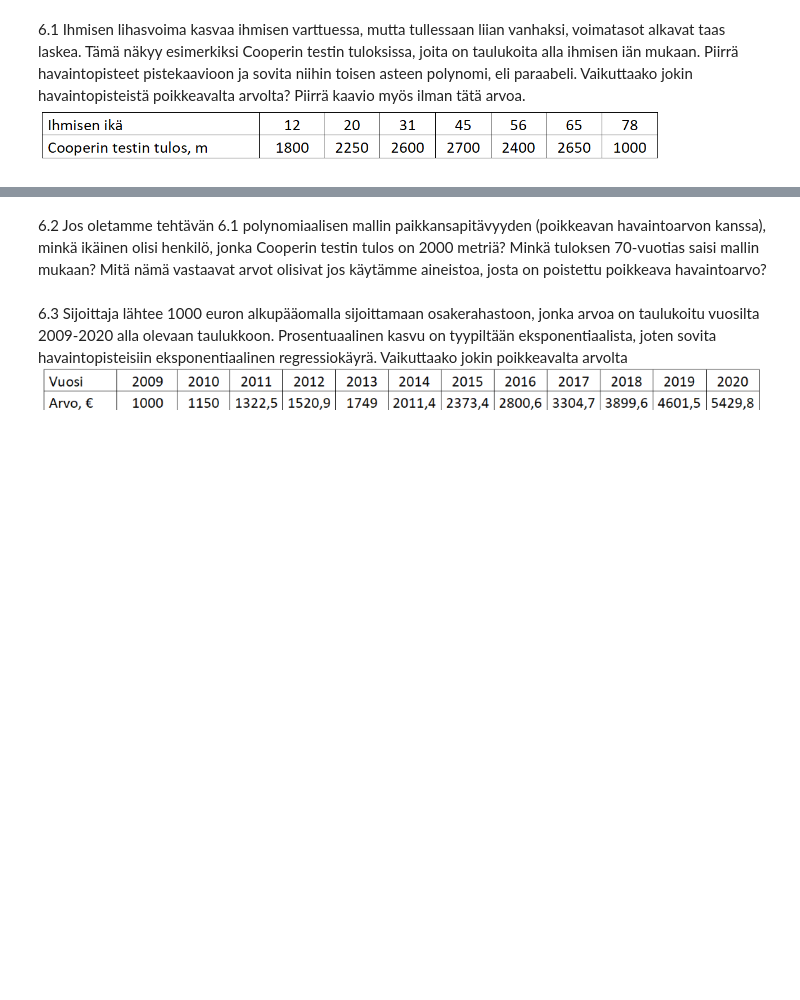
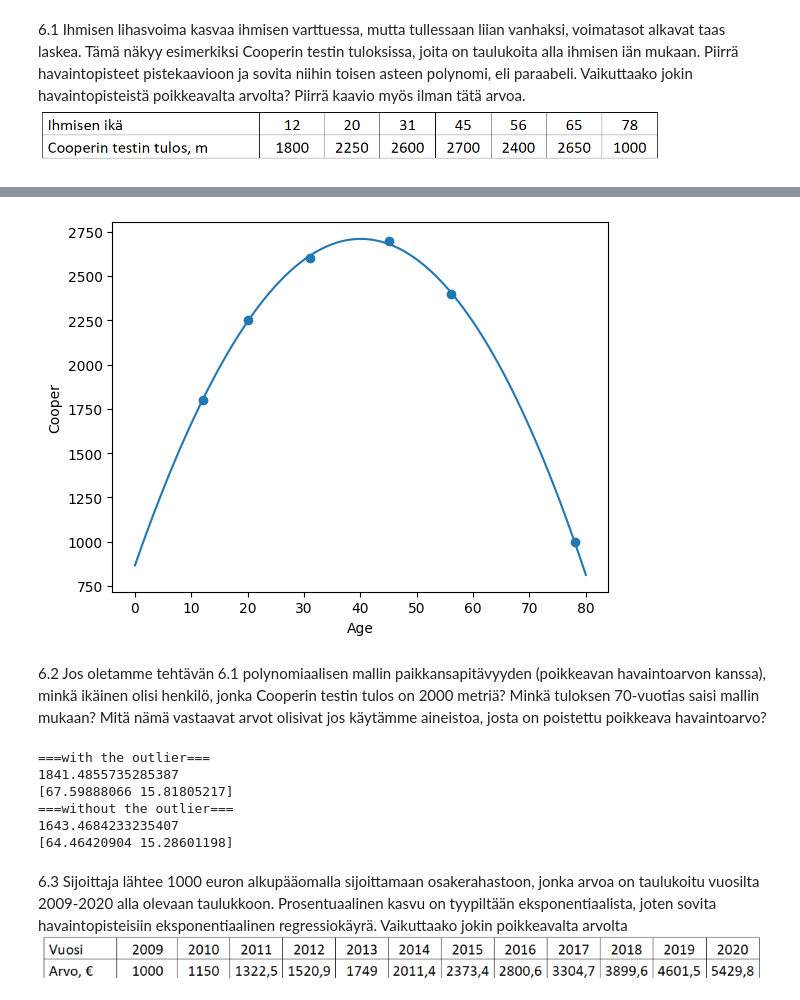
Before and after one commit to walterairs/statsandprobs, a Jupyter notebook: statistics/lesson_six.ipynb, the cells around one changed output, grey strips where cells are left out. Saved outputs shown, nothing was run; the diff lists cells and outputs as text; code cells hidden in the pictures; blank space fills up the shorter version.

```diff
--- a/statistics/lesson_six.ipynb
+++ b/statistics/lesson_six.ipynb
@@ -10,2 +30,20 @@ import matplotlib.pyplot as plt
+# %%
+# lets create a copy from the data and remove age 65 outlier
+humans_age_to_cooper_df_copy = humans_age_to_cooper_df.copy()
+humans_age_to_cooper_df_copy = humans_age_to_cooper_df_copy.drop(65)
+
+# just show the data
+plt.scatter(humans_age_to_cooper_df_copy.index, humans_age_to_cooper_df_copy.Cooper)
+plt.xlabel('Age')
+plt.ylabel('Cooper')
+
+# fit a line to the data
+model = numpy.poly1d(numpy.polyfit(humans_age_to_cooper_df_copy.index, humans_age_to_cooper_df_copy.Cooper, 3))
+line = numpy.linspace(0, 80, 100)
+plt.plot(line, model(line))
+
+plt.show()
+# %% [output]
+[figure, added]
 # %% [markdown]
 6.2 Jos oletamme tehtävän 6.1 polynomiaalisen mallin paikkansapitävyyden (poikkeavan havaintoarvon kanssa), minkä ikäinen olisi henkilö, jonka Cooperin testin tulos on 2000 metriä? Minkä tuloksen 70-vuotias saisi mallin mukaan? Mitä nämä vastaavat arvot olisivat jos käytämme aineistoa, josta on poistettu poikkeava havaintoarvo?
@@ -14,3 +50,38 @@ import matplotlib.pyplot as plt
+# %%
+## Code here
+coefficients = numpy.polyfit(humans_age_to_cooper_df.index, humans_age_to_cooper_df.Cooper, 2)
+regression = numpy.poly1d(coefficients)
+
+coefficients_copy = numpy.polyfit(humans_age_to_cooper_df_copy.index, humans_age_to_cooper_df_copy.Cooper, 2)
+regression_copy = numpy.poly1d(coefficients_copy)
+
+def predict_cooper(age):
+    return regression(age)
+
+def calculate_age(cooper):
+    # return both solutions
+    return numpy.roots(regression - cooper)
+
+def predict_cooper_copy(age):
+    return regression_copy(age)
+
+def calculate_age_copy(cooper):
+    # return both solutions
+    return numpy.roots(regression_copy - cooper)
+
+print("===with the outlier===")
+print(predict_cooper(70))
+print(calculate_age(2000))
+print("===without the outlier===")
+print(predict_cooper_copy(70))
+print(calculate_age_copy(2000))
+# %% [output]
+===with the outlier===
+1841.4855735285387
+[67.59888066 15.81805217]
+===without the outlier===
+1643.4684233235407
+[64.46420904 15.28601198]
 # %% [markdown]
 6.3 Sijoittaja lähtee 1000 euron alkupääomalla sijoittamaan osakerahastoon, jonka arvoa on taulukoitu vuosilta 2009-2020 alla olevaan taulukkoon. Prosentuaalinen kasvu on tyypiltään eksponentiaalista, joten sovita havaintopisteisiin eksponentiaalinen regressiokäyrä. Vaikuttaako jokin poikkeavalta arvolta
 ![image.png](attachment:image.png)
```
Also changed, not shown: parts of 12 cells of this notebook.
